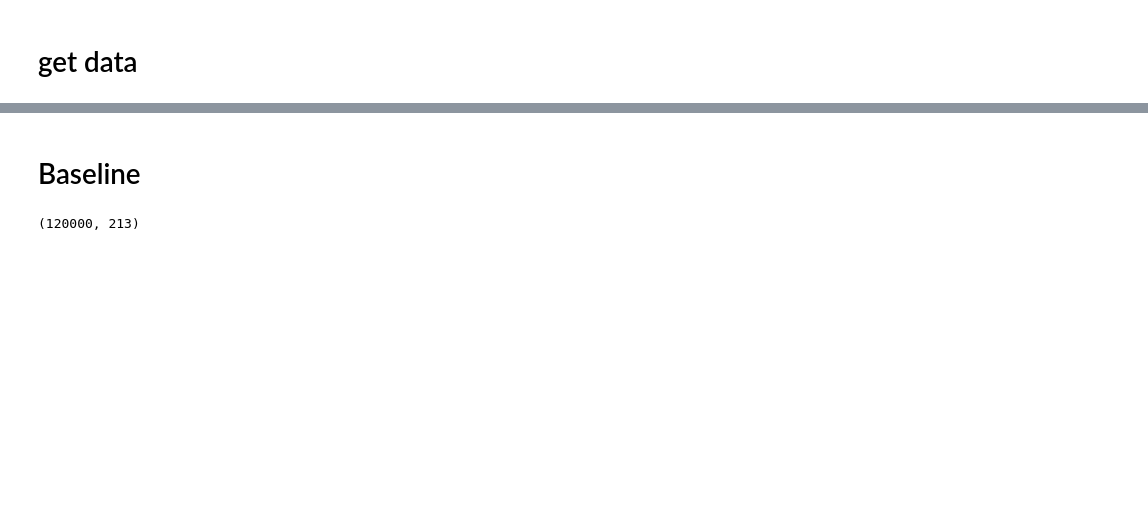
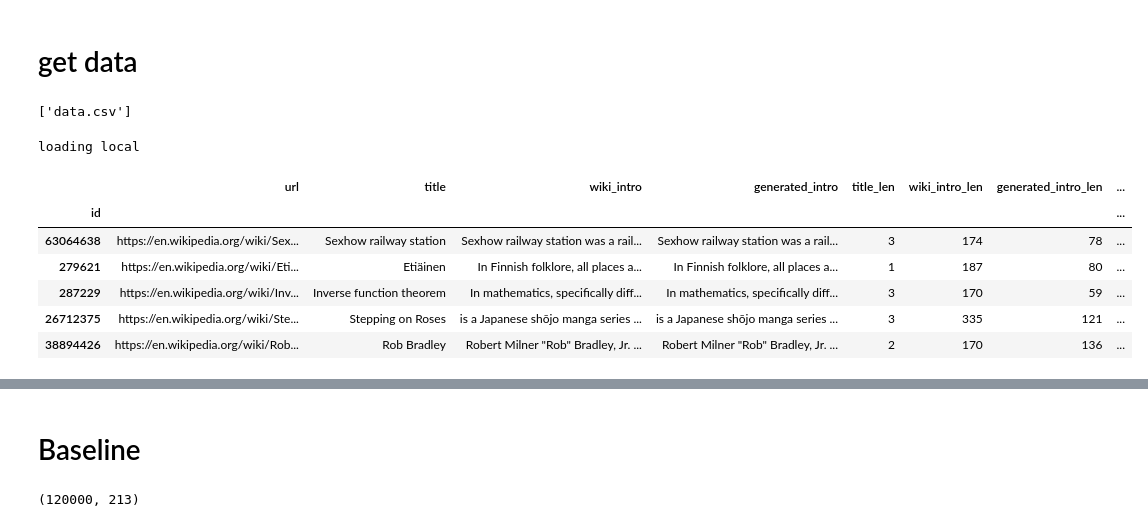
Before and after one commit to arthurcol/gpt_vs_human, a Jupyter notebook: notebooks/explo_data.ipynb, the cells around one changed output, grey strips where cells are left out. Saved outputs shown, nothing was run; the diff lists cells and outputs as text; code cells hidden in the pictures; blank space fills up the shorter version.

```diff
--- a/notebooks/explo_data.ipynb
+++ b/notebooks/explo_data.ipynb
@@ -42,6 +40,34 @@ def get_ds():
     df = [pd.read_parquet(url_) for url_ in url_parquet]
 
     return pd.concat(df)
+# %%
+os.listdir(path_data)
+# %% [output]
+['data.csv']
 # %%
-df = get_ds()
-df.set_index('id',inplace=True)
+path_data = os.path.join(os.path.dirname(os.path.abspath(os.path.curdir)),'raw_data')
+if 'data.csv' in os.listdir(path_data):
+    print('loading local')
+    df = pd.read_csv(path_data+'/data.csv',index_col='id')
+else:
+    df = get_ds()
+    df.set_index('id',inplace=True)
+    df['random']=np.random.random(len(df))
+
+    # reorganize ds and randomize samples wiki/generated
+    df.loc[df['random']<.5,'text']=df['generated_intro']
+    df.loc[df['random']<.5,'label']='generated'
+    df.loc[df['random']>=.5,'text']=df['wiki_intro']
+    df.loc[df['random']>=.5,'label']='wiki'
+    df.to_csv('../raw_data/data.csv')
+
+df.head()
+# %% [output]
+loading local
+|  | url | title | wiki_intro | generated_intro | title_len | wiki_intro_len | generated_intro_len | ... |
+| id |  |  |  |  |  |  |  | ... |
+| 63064638 | https://en.wikipedia.org/wiki/Sex... | Sexhow railway station | Sexhow railway station was a rail... | Sexhow railway station was a rail... | 3 | 174 | 78 | ... |
+| 279621 | https://en.wikipedia.org/wiki/Eti... | Etiäinen | In Finnish folklore, all places a... | In Finnish folklore, all places a... | 1 | 187 | 80 | ... |
+| 287229 | https://en.wikipedia.org/wiki/Inv... | Inverse function theorem | In mathematics, specifically diff... | In mathematics, specifically diff... | 3 | 170 | 59 | ... |
+| 26712375 | https://en.wikipedia.org/wiki/Ste... | Stepping on Roses | is a Japanese shōjo manga series ... | is a Japanese shōjo manga series ... | 3 | 335 | 121 | ... |
+| 38894426 | https://en.wikipedia.org/wiki/Rob... | Rob Bradley | Robert Milner "Rob" Bradley, Jr. ... | Robert Milner "Rob" Bradley, Jr. ... | 2 | 170 | 136 | ... |
```
Also changed, not shown: parts of 31 cells of this notebook, 3 other files.
